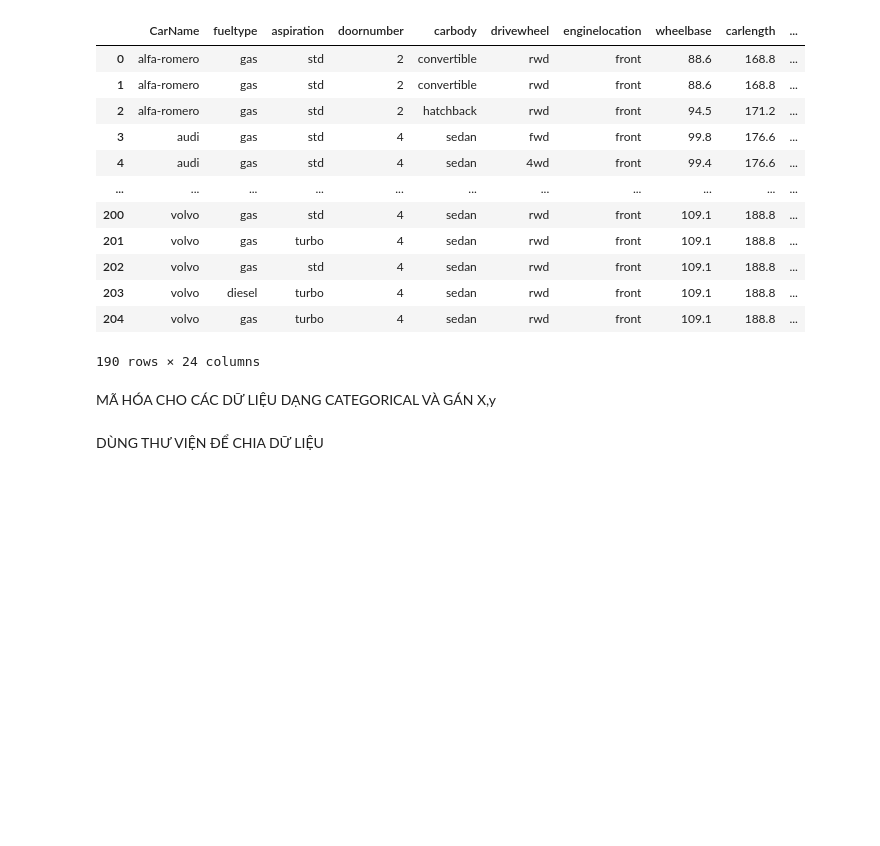
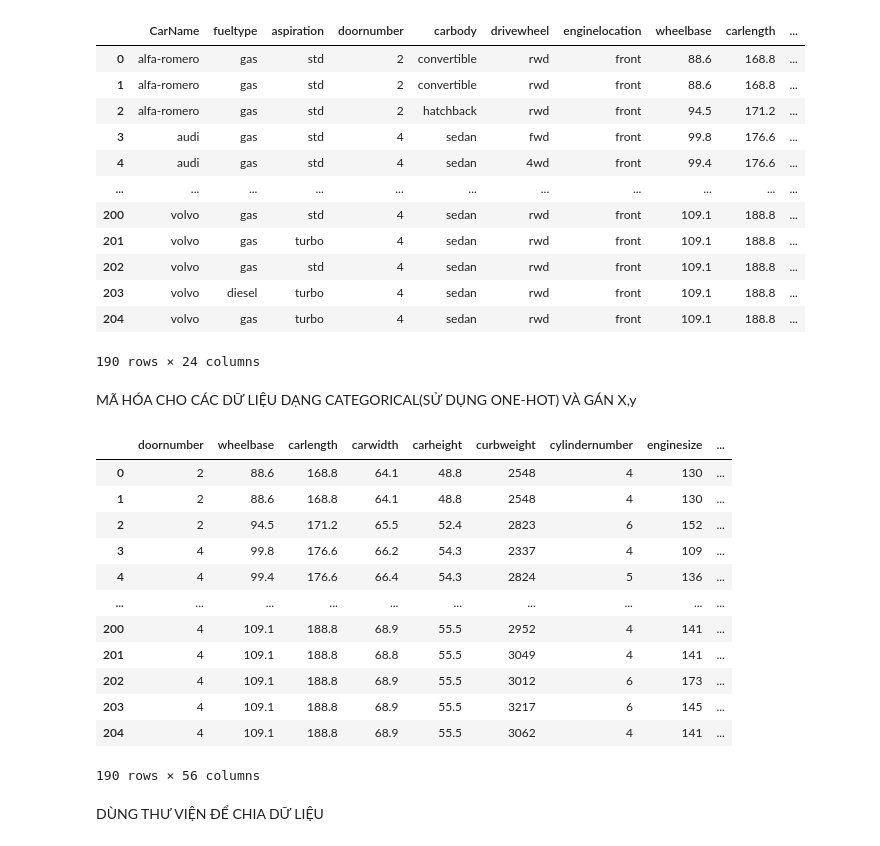
Before and after one commit to BuiCHuy/carproject, a Jupyter notebook: CarDemo/CarProjectPred_model.ipynb, the cells around one changed output. Saved outputs shown, nothing was run; the diff lists cells and outputs as text; code cells hidden in the pictures; blank space fills up the shorter version.

```diff
--- a/CarDemo/CarProjectPred_model.ipynb
+++ b/CarDemo/CarProjectPred_model.ipynb
@@ -198,13 +198,28 @@ Số lượng giá trị sau khi loại bỏ ngoại lệ: 190
 | 204 | volvo | gas | turbo | 4 | sedan | rwd | front | 109.1 | 188.8 | ... |
 190 rows × 24 columns
 # %% [markdown]
-MÃ HÓA CHO CÁC DỮ LIỆU DẠNG CATEGORICAL VÀ GÁN X,y
+MÃ HÓA CHO CÁC DỮ LIỆU DẠNG CATEGORICAL(SỬ DỤNG ONE-HOT) VÀ GÁN X,y
 # %%
 categorical_column = ['fueltype','aspiration','carbody','drivewheel','enginelocation','enginetype','fuelsystem','CarName']
 df_no_outliers = pd.get_dummies(df_no_outliers, columns=categorical_column, drop_first=True)
 
 X = df_no_outliers.drop('price', axis=1).astype(float).values
 y = df_no_outliers['price'].values
+df_no_outliers
+# %% [output]
+|  | doornumber | wheelbase | carlength | carwidth | carheight | curbweight | cylindernumber | enginesize | ... |
+| 0 | 2 | 88.6 | 168.8 | 64.1 | 48.8 | 2548 | 4 | 130 | ... |
+| 1 | 2 | 88.6 | 168.8 | 64.1 | 48.8 | 2548 | 4 | 130 | ... |
+| 2 | 2 | 94.5 | 171.2 | 65.5 | 52.4 | 2823 | 6 | 152 | ... |
+| 3 | 4 | 99.8 | 176.6 | 66.2 | 54.3 | 2337 | 4 | 109 | ... |
+| 4 | 4 | 99.4 | 176.6 | 66.4 | 54.3 | 2824 | 5 | 136 | ... |
+| ... | ... | ... | ... | ... | ... | ... | ... | ... | ... |
+| 200 | 4 | 109.1 | 188.8 | 68.9 | 55.5 | 2952 | 4 | 141 | ... |
+| 201 | 4 | 109.1 | 188.8 | 68.8 | 55.5 | 3049 | 4 | 141 | ... |
+| 202 | 4 | 109.1 | 188.8 | 68.9 | 55.5 | 3012 | 6 | 173 | ... |
+| 203 | 4 | 109.1 | 188.8 | 68.9 | 55.5 | 3217 | 6 | 145 | ... |
+| 204 | 4 | 109.1 | 188.8 | 68.9 | 55.5 | 3062 | 4 | 141 | ... |
+190 rows × 56 columns
 # %% [markdown]
 DÙNG THƯ VIỆN ĐỂ CHIA DỮ LIỆU
 # %%
```
Also changed, not shown: parts of 14 cells of this notebook.
